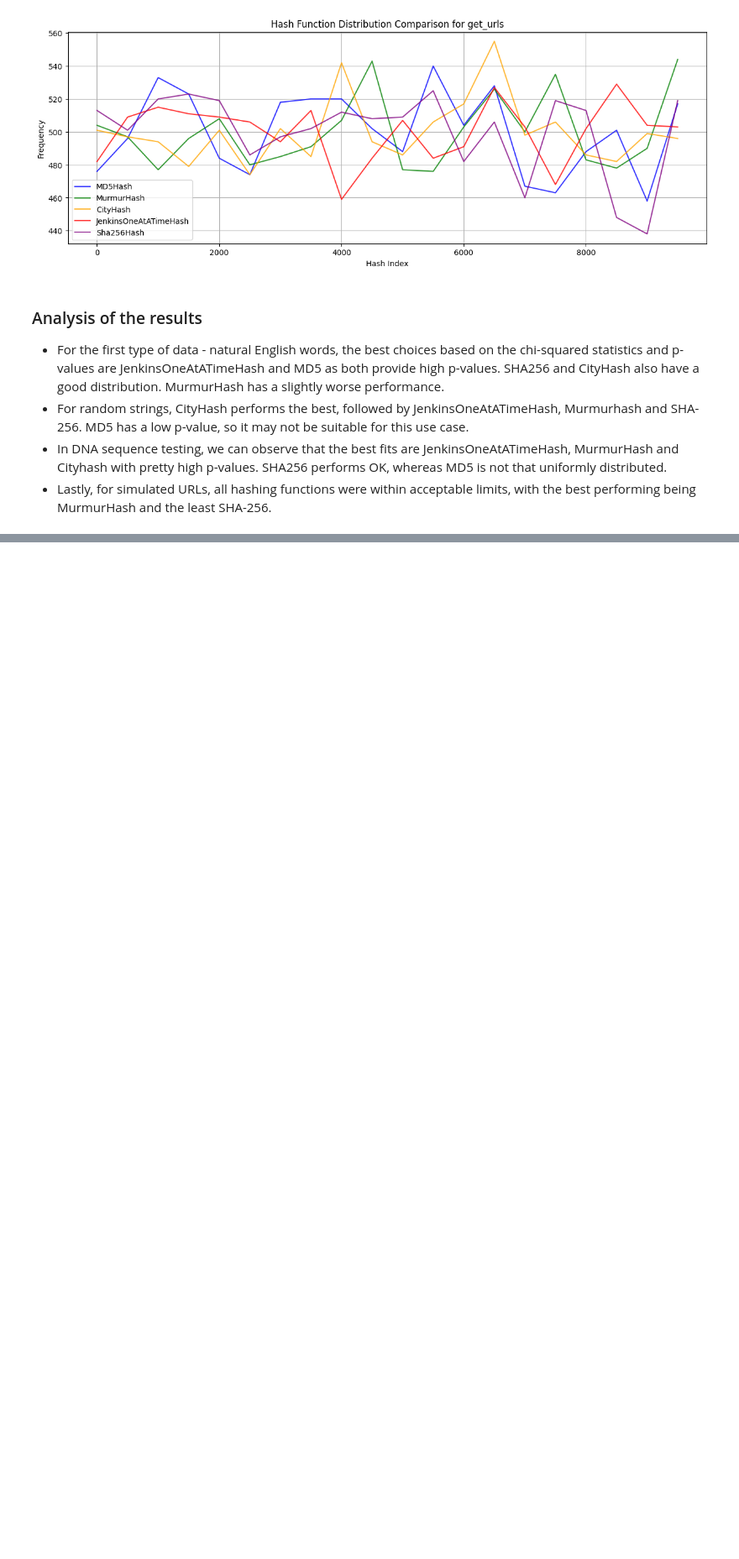
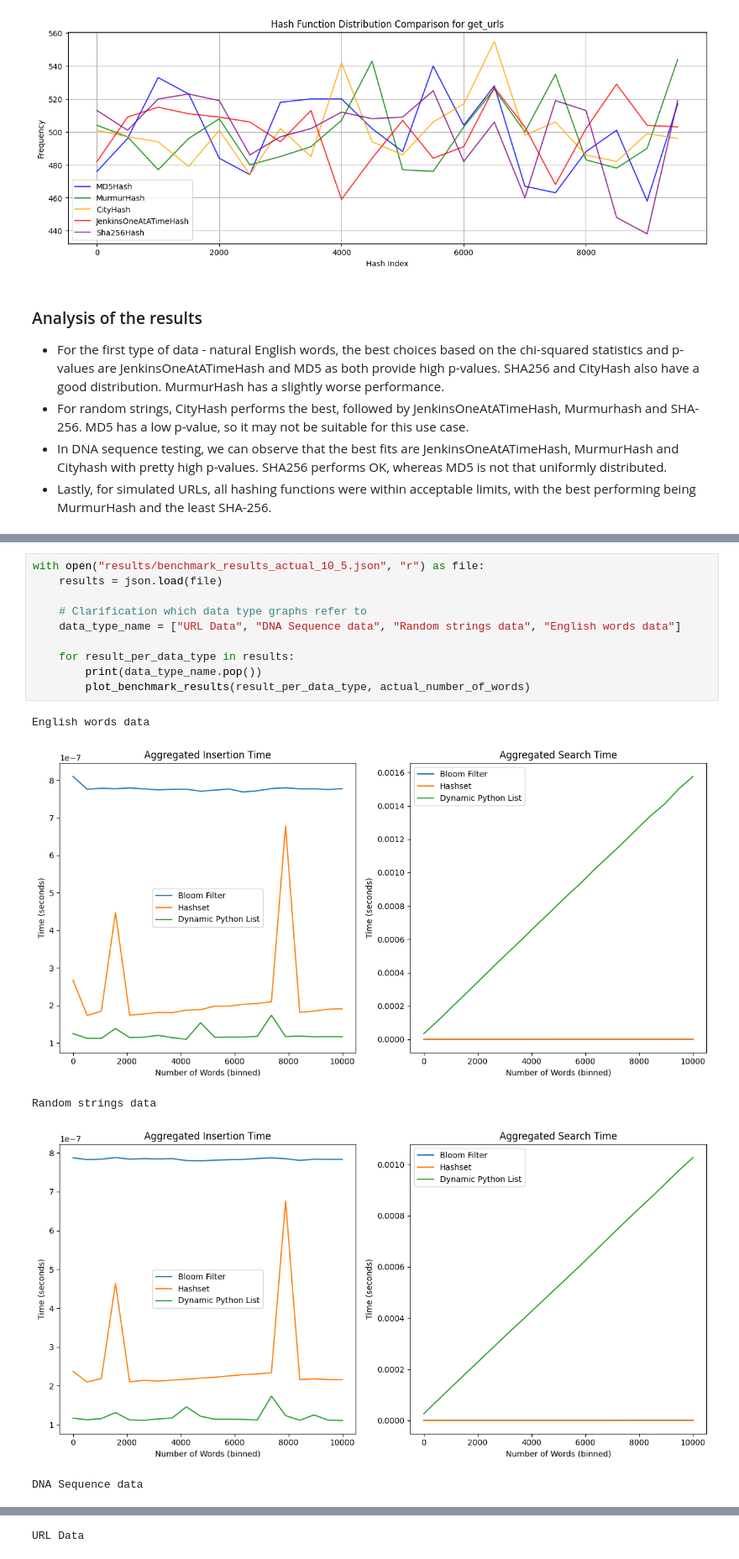
Before and after one commit to gasharova/BulMag, a Jupyter notebook: notebook.ipynb, the cells around one changed output, grey strips where cells are left out. Shown at 84% size. Cells and saved outputs as stored; diff of their text form; blank space fills up the shorter version.

```diff
--- a/notebook.ipynb
+++ b/notebook.ipynb
@@ -110,0 +274,16 @@ This part is discussed in README.md
+# %%
+with open("results/benchmark_results_actual_10_5.json", "r") as file:
+    results = json.load(file)
+
+    # Clarification which data type graphs refer to
+    data_type_name = ["URL Data", "DNA Sequence data", "Random strings data", "English words data"]
+
+    for result_per_data_type in results:
+        print(data_type_name.pop())
+        plot_benchmark_results(result_per_data_type, actual_number_of_words)
+# %% [output]
+English words data
+[figure, added]
+Random strings data
+[figure, added]
+DNA Sequence data
@@ -110,0 +291 @@ This part is discussed in README.md
+URL Data
```
Also changed, not shown: parts of 7 cells of this notebook, 5 other files.
